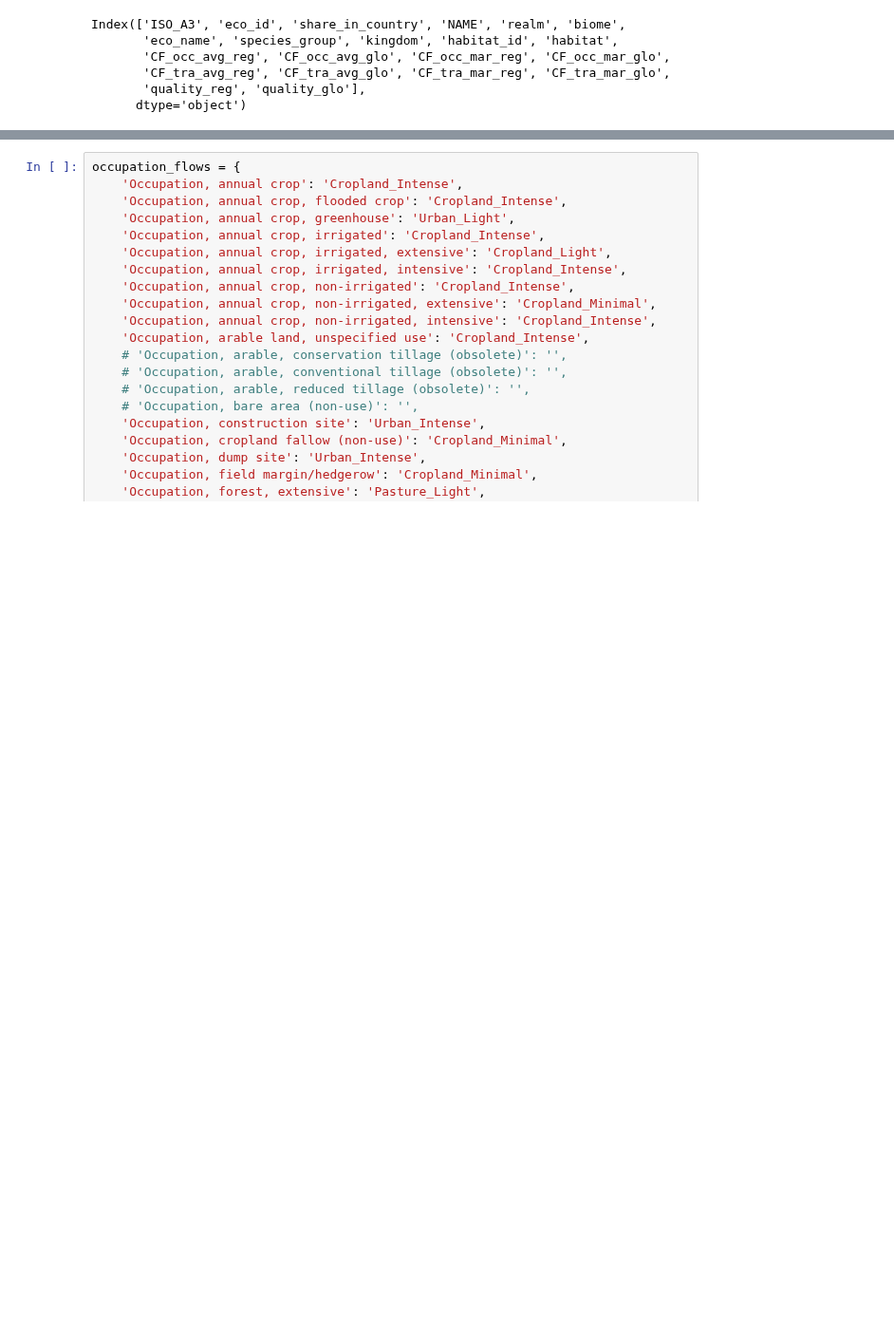
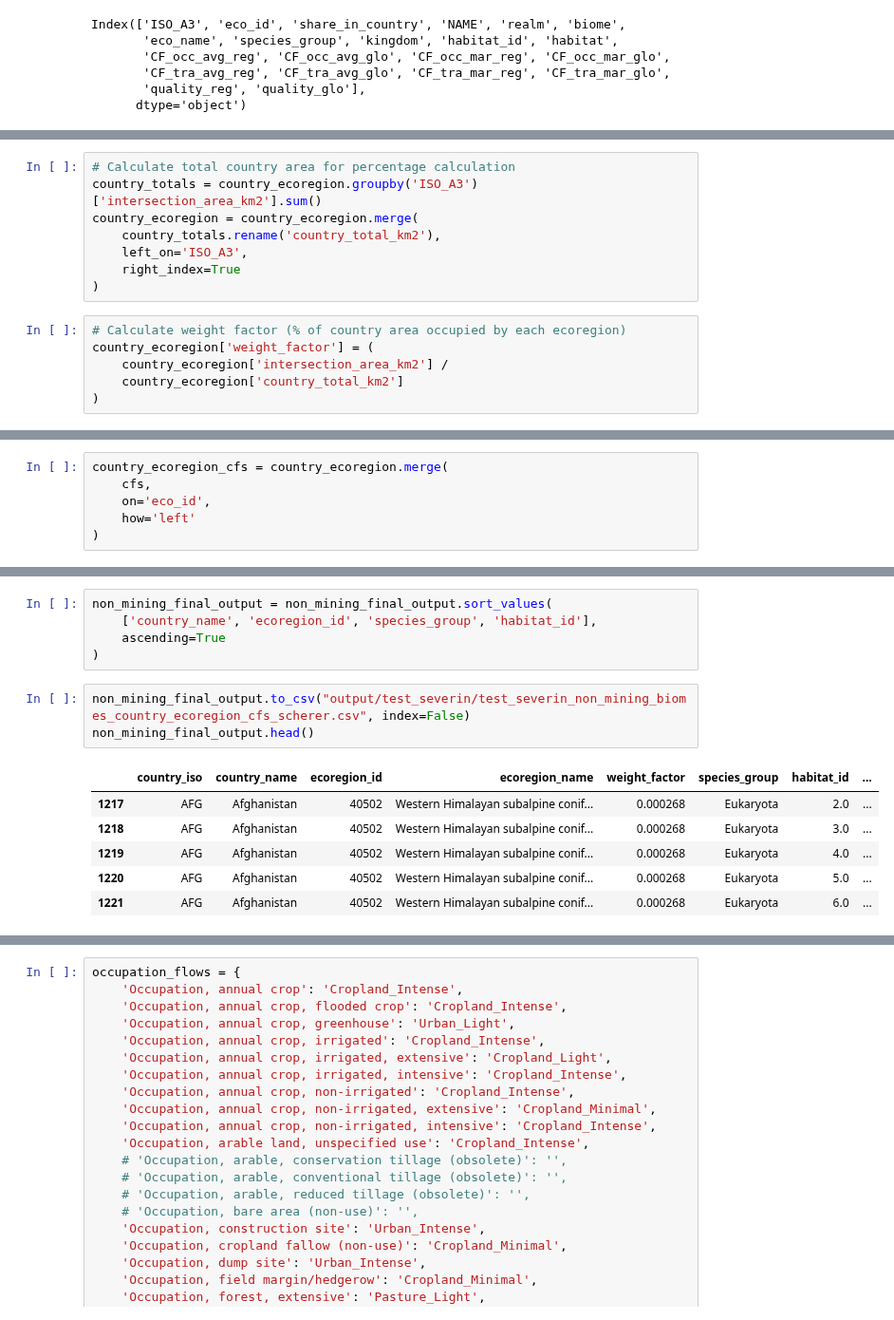
Before and after one commit to Laboratory-for-Energy-Systems-Analysis/edges, a Jupyter notebook: dev/Land use - Biodiversity/Test_Severin_edges_Biodiversity_Eukaryota.ipynb, the cells around one changed output, grey strips where cells are left out. Shown at 95% size. Drawn from its saved outputs; the diff is of its cells as text; blank space fills up the shorter version.

```diff
--- a/dev/Land use - Biodiversity/Test_Severin_edges_Biodiversity_Eukaryota.ipynb
+++ b/dev/Land use - Biodiversity/Test_Severin_edges_Biodiversity_Eukaryota.ipynb
@@ -403,0 +418,14 @@ spain_check
+# %%
+# Calculate total country area for percentage calculation
+country_totals = country_ecoregion.groupby('ISO_A3')['intersection_area_km2'].sum()
+country_ecoregion = country_ecoregion.merge(
+    country_totals.rename('country_total_km2'),
+    left_on='ISO_A3',
+    right_index=True
+)
+# %%
+# Calculate weight factor (% of country area occupied by each ecoregion)
+country_ecoregion['weight_factor'] = (
+    country_ecoregion['intersection_area_km2'] /
+    country_ecoregion['country_total_km2']
+)
@@ -403,0 +436,6 @@ spain_check
+# %%
+country_ecoregion_cfs = country_ecoregion.merge(
+    cfs,
+    on='eco_id',
+    how='left'
+)
@@ -403,0 +489,15 @@ spain_check
+# %%
+non_mining_final_output = non_mining_final_output.sort_values(
+    ['country_name', 'ecoregion_id', 'species_group', 'habitat_id'],
+    ascending=True
+)
+# %%
+non_mining_final_output.to_csv("output/test_severin/test_severin_non_mining_biomes_country_ecoregion_cfs_scherer.csv", index=False)
+non_mining_final_output.head()
+# %% [output]
+|  | country_iso | country_name | ecoregion_id | ecoregion_name | weight_factor | species_group | habitat_id | ... |
+| 1217 | AFG | Afghanistan | 40502 | Western Himalayan subalpine conif... | 0.000268 | Eukaryota | 2.0 | ... |
+| 1218 | AFG | Afghanistan | 40502 | Western Himalayan subalpine conif... | 0.000268 | Eukaryota | 3.0 | ... |
+| 1219 | AFG | Afghanistan | 40502 | Western Himalayan subalpine conif... | 0.000268 | Eukaryota | 4.0 | ... |
+| 1220 | AFG | Afghanistan | 40502 | Western Himalayan subalpine conif... | 0.000268 | Eukaryota | 5.0 | ... |
+| 1221 | AFG | Afghanistan | 40502 | Western Himalayan subalpine conif... | 0.000268 | Eukaryota | 6.0 | ... |
```
Also changed, not shown: parts of 31 cells of this notebook.
